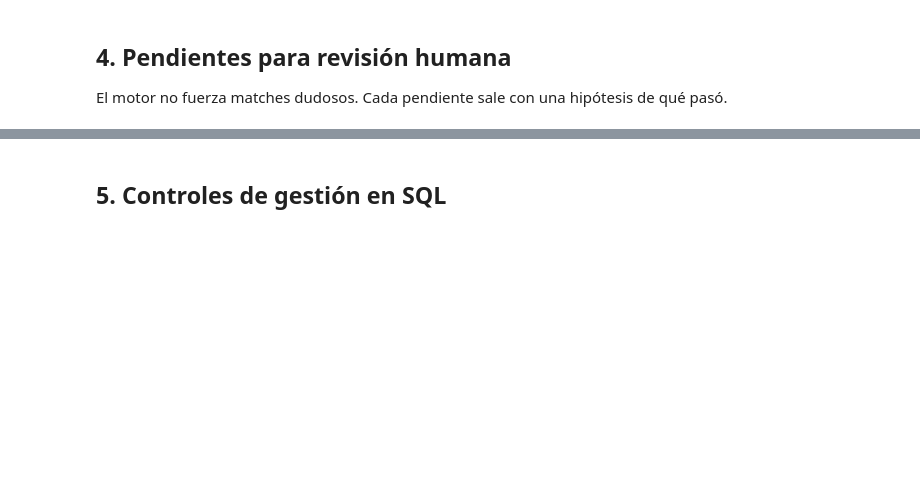
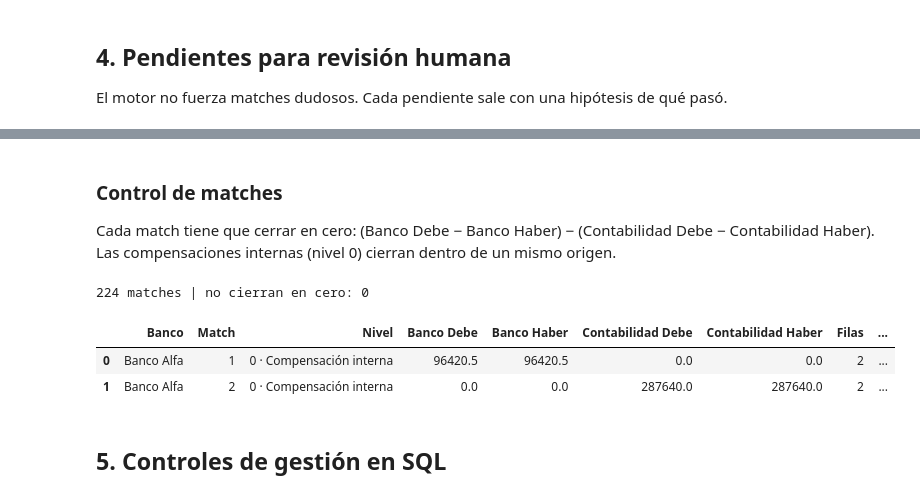
Before and after one commit to ClaudioCGG/conciliacion-bancaria-ia, a Jupyter notebook: notebooks/demo_conciliacion.ipynb, the cells around one changed output, grey strips where cells are left out. Drawn from its saved outputs; the diff is of its cells as text; code cells hidden in the pictures; blank space fills up the shorter version.

Commit message:
Nivel 0: compensaciones internas + control de matches (cada match = 0)

```diff
--- a/notebooks/demo_conciliacion.ipynb
+++ b/notebooks/demo_conciliacion.ipynb
@@ -122,3 +123,17 @@ pendientes[["cuenta", "fecha", "origen", "concepto", "neto", "sugerencia"]].sort
+# %% [markdown]
+### Control de matches
+Cada match tiene que cerrar en cero: (Banco Debe − Banco Haber) − (Contabilidad Debe − Contabilidad Haber). Las compensaciones internas (nivel 0) cierran dentro de un mismo origen.
+# %%
+from conciliacion.revision import control_de_matches
+
+control = control_de_matches(movimientos)
+print(f"{len(control)} matches | no cierran en cero: {(~control['Cierra']).sum()}")
+control[control["Nivel"].str.startswith("0")]
+# %% [output]
+224 matches | no cierran en cero: 0
+|  | Banco | Match | Nivel | Banco Debe | Banco Haber | Contabilidad Debe | Contabilidad Haber | Filas | ... |
+| 0 | Banco Alfa | 1 | 0 · Compensación interna | 96420.5 | 96420.5 | 0.0 | 0.0 | 2 | ... |
+| 1 | Banco Alfa | 2 | 0 · Compensación interna | 0.0 | 0.0 | 287640.0 | 287640.0 | 2 | ... |
 # %% [markdown]
 ## 5. Controles de gestión en SQL
 # %%
```
Also changed, not shown: parts of 7 cells of this notebook, 15 other files.
